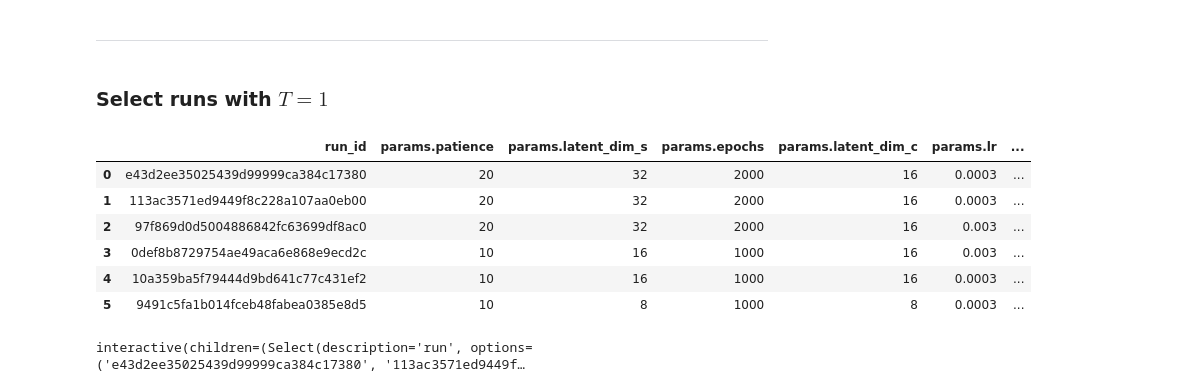
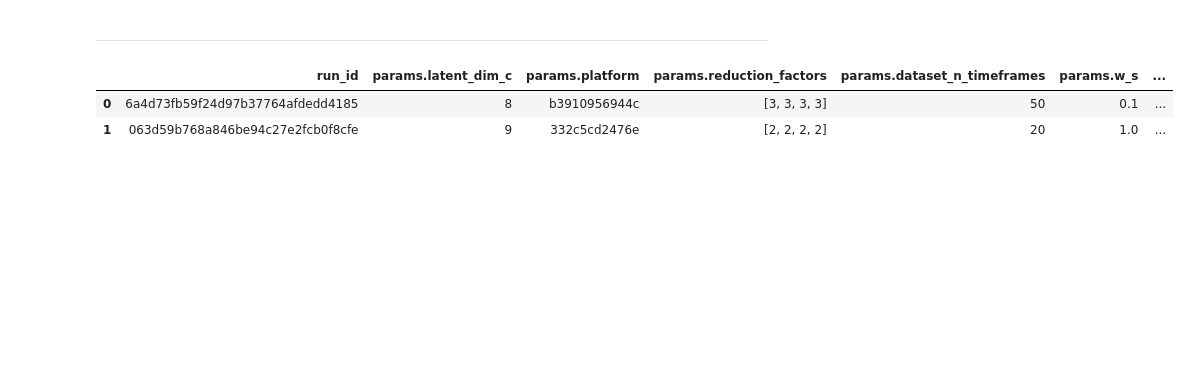
Before and after one commit to rbonazzola/CardiacMotion, a Jupyter notebook: notebooks/performance_analysis.ipynb, the cells around one changed output. Cells and saved outputs as stored; diff of their text form; code cells hidden in the pictures; blank space fills up the shorter version.

```diff
--- a/notebooks/performance_analysis.ipynb
+++ b/notebooks/performance_analysis.ipynb
@@ -13,5 +16,6 @@ import torch
 # %%
-MLFLOW_TRACKING_URI = "/app/mlruns/"
+MLFLOW_TRACKING_URI = "/home/home01/scrb/01_repos/CardiacMotion/mlruns/"
 EXPERIMENT_NAME = "Synthetic data"
+EXPERIMENT_NAME = "test"
 
 mlflow.set_tracking_uri(MLFLOW_TRACKING_URI)
@@ -18,3 +40,4 @@ mlflow.set_tracking_uri(MLFLOW_TRACKING_URI)
 # %%
-EXPERIMENT_ID = mlflow.get_experiment_by_name(EXPERIMENT_NAME).experiment_id
 df = mlflow.search_runs(experiment_ids=[EXPERIMENT_ID])
+df = df[df["metrics.test_rec_ratio_to_time_mean"] < 0.9]
+df
@@ -21,5 +49,3 @@ df = mlflow.search_runs(experiment_ids=[EXPERIMENT_ID])
 # %% [markdown]
 ___
-# %% [markdown]
-### Select runs with $T=1$
 # %%
@@ -56,15 +84,11 @@ def diff_cols(df):
 # %%
 columns = ["run_id"] + params + normalized_metrics.tolist()
 
 diff_cols(
-    df[columns][row_index].reset_index(drop=True)
+    df[columns].reset_index(drop=True)
 )
 # %% [output]
-|  | run_id | params.patience | params.latent_dim_s | params.epochs | params.latent_dim_c | params.lr | ... |
-| 0 | e43d2ee35025439d99999ca384c17380 | 20 | 32 | 2000 | 16 | 0.0003 | ... |
-| 1 | 113ac3571ed9449f8c228a107aa0eb00 | 20 | 32 | 2000 | 16 | 0.0003 | ... |
-| 2 | 97f869d0d5004886842fc63699df8ac0 | 20 | 32 | 2000 | 16 | 0.003 | ... |
-| 3 | 0def8b8729754ae49aca6e868e9ecd2c | 10 | 16 | 1000 | 16 | 0.003 | ... |
-| 4 | 10a359ba5f79444d9bd641c77c431ef2 | 10 | 16 | 1000 | 16 | 0.0003 | ... |
-| 5 | 9491c5fa1b014fceb48fabea0385e8d5 | 10 | 8 | 1000 | 8 | 0.0003 | ... |
+|  | run_id | params.latent_dim_c | params.platform | params.reduction_factors | params.dataset_n_timeframes | params.w_s | ... |
+| 0 | 6a4d73fb59f24d97b37764afdedd4185 | 8 | b3910956944c | [3, 3, 3, 3] | 50 | 0.1 | ... |
+| 1 | 063d59b768a846be94c27e2fcb0f8cfe | 9 | 332c5cd2476e | [2, 2, 2, 2] | 20 | 1.0 | ... |
 # %%
@@ -72,25 +96,23 @@ good_runs = df[row_index].run_id.values
 run_w = widgets.Select(options=good_runs)
 # %%
-@interact
-def get_ckptpath(run=run_w):
-
-    # chkpt_dir = f"{MLFLOW_TRACKING_URI}/{EXPERIMENT_ID}/{RUNID}/"
-
-    REPO_DIR = "/app/Rodrigo_repos/CardiacMotion"
-    global ckpt_path, model_weights
-    ckpt_path = glob.glob(f"{REPO_DIR}/1/{run}/checkpoints/*ckpt")
-    if len(ckpt_path) == 1:
-      ckpt_path = ckpt_path[0]
-    elif len(ckpt_path) == 0:
-      ckpt_path = None
-
-    model_weights = torch.load(ckpt_path)["state_dict"]
-    model_weights = EasyDict(model_weights)
-
-    print(mlflow.get_run(run).data.metrics["test_rec_ratio_to_pop_mean"])
-    return ckpt_path
+# @interact
+# def get_ckptpath(run=run_w):
+#
+#     # chkpt_dir = f"{MLFLOW_TRACKING_URI}/{EXPERIMENT_ID}/{RUNID}/"
+#
+#     REPO_DIR = "/root/Rodrigo_repos/CardiacMotion"
+#     global ckpt_path, model_weights
+#     ckpt_path = glob.glob(f"{REPO_DIR}/1/{run}/checkpoints/*ckpt")
+#     if len(ckpt_path) == 1:
+#       ckpt_path = ckpt_path[0]
+#     elif len(ckpt_path) == 0:
+#       ckpt_path = None
+#
+#     model_weights = torch.load(ckpt_path)["state_dict"]
+#     model_weights = EasyDict(model_weights)
+#
+#     print(mlflow.get_run(run).data.metrics["test_rec_ratio_to_pop_mean"])
+#     return ckpt_path
-# %% [output]
-interactive(children=(Select(description='run', options=('e43d2ee35025439d99999ca384c17380', '113ac3571ed9449f…
 # %%
 n_params = 0
 
```
Also changed, not shown: parts of 57 cells of this notebook, 3 other files.
